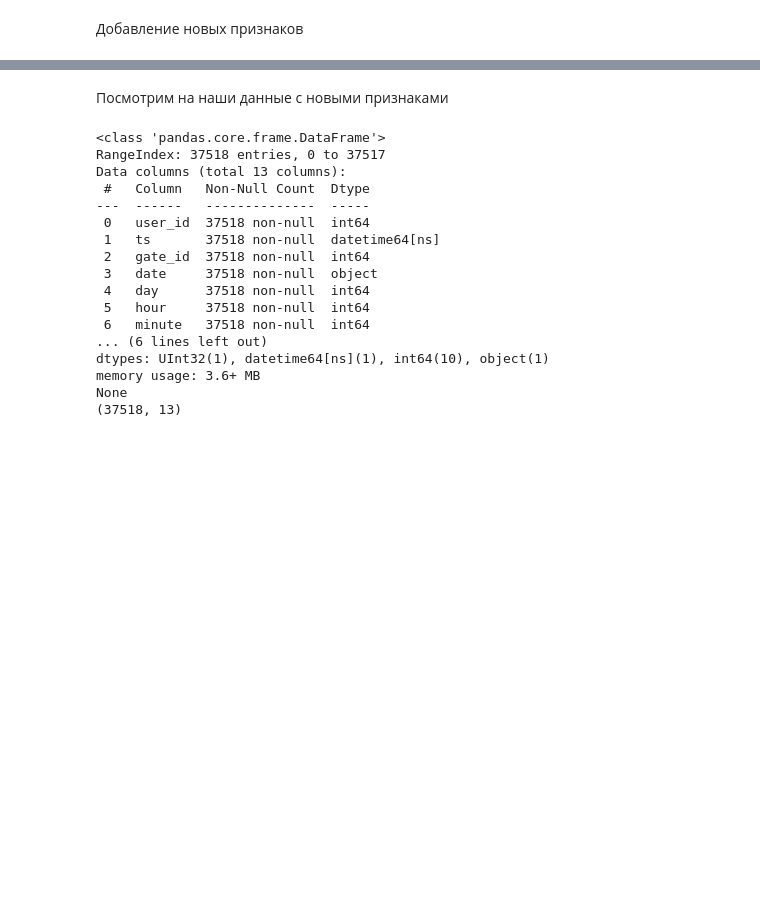
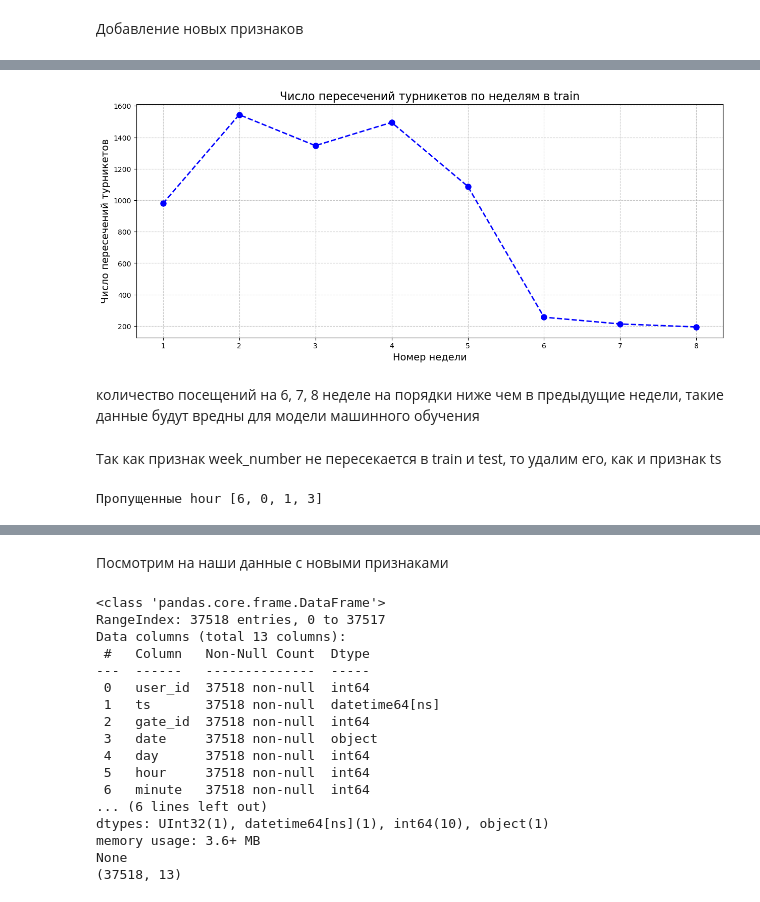
Before and after one commit to KilArtur/shifr_turnstiles, a Jupyter notebook: test for Shifr.ipynb, the cells around one changed output, grey strips where cells are left out. Drawn from its saved outputs; the diff is of its cells as text; code cells hidden in the pictures; blank space fills up the shorter version.

Commit message:
Обновленные данные

```diff
--- a/test for Shifr.ipynb
+++ b/test for Shifr.ipynb
@@ -92,0 +295,20 @@ plt.show()
+# %%
+# Сортируем значения по номеру недели и строим график
+plt.figure(figsize=(15, 6))
+test['week_number'].value_counts().sort_index().plot(
+    grid=True,
+    color='blue',
+    linestyle='dashed',
+    marker='o',
+    markersize=8,
+    linewidth=2
+)
+plt.title('Число пересечений турникетов по неделям в train', fontsize=16)
+plt.xlabel('Номер недели', fontsize=14)
+plt.ylabel('Число пересечений турникетов', fontsize=14)
+plt.grid(True, linestyle='--', alpha=0.7)
+plt.show()
+# %% [output]
+[figure, added]
+# %% [markdown]
+количество посещений на 6, 7, 8 неделе на порядки ниже чем в предыдущие недели, такие данные будут вредны для модели машинного обучения
@@ -92,0 +318,2 @@ plt.show()
+# %% [markdown]
+Так как признак week_number не пересекается в train и test, то удалим его, как и признак ts
@@ -92,0 +324,10 @@ plt.show()
+# %%
+# проверка и вывод недостающих hour
+if sorted(list(train['hour'].unique())) != sorted(list(test['hour'].unique())):
+    train_list = list(train['hour'].unique())
+    test_list = list(test['hour'].unique())
+    print('Пропущенные hour', [x for x in train_list if x not in test_list] + [x for x in test_list if x not in train_list])
+else:
+    print('hour в train и test идентичны')
+# %% [output]
+Пропущенные hour [6, 0, 1, 3]
```
Also changed, not shown: parts of 101 cells of this notebook, 3 other files.
